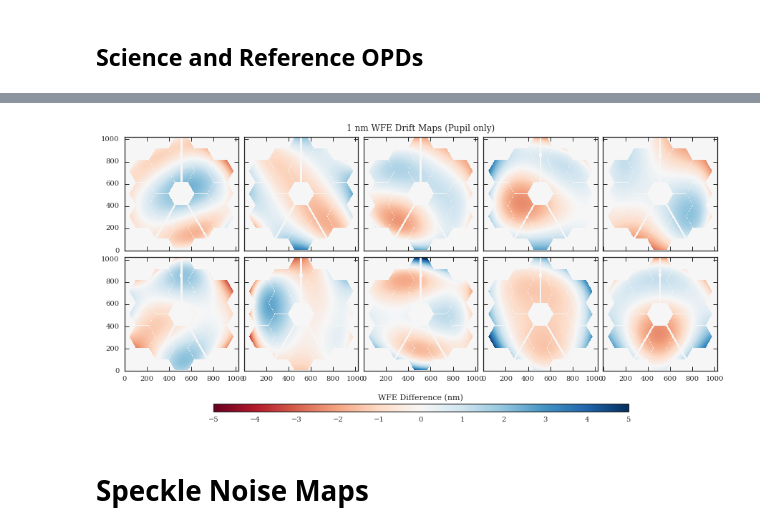
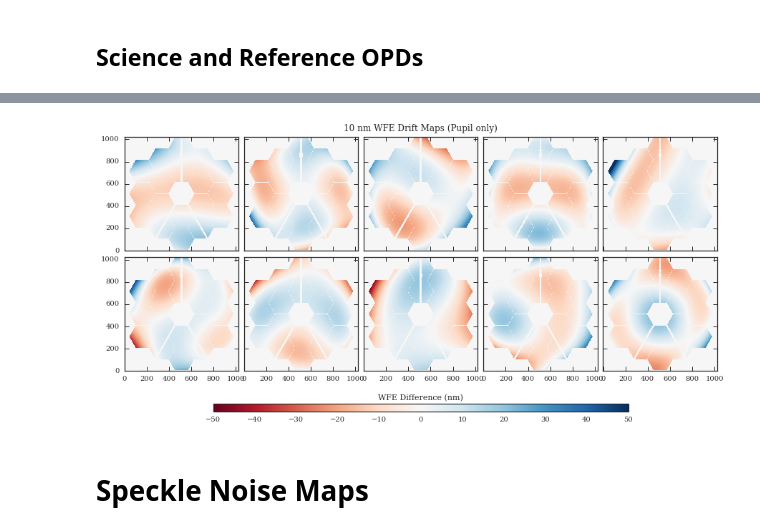
Before and after one commit to JarronL/pynrc, a Jupyter notebook: notebooks/generate_speckle_maps.ipynb, the cells around one changed output, grey strips where cells are left out. Saved outputs shown, nothing was run; the diff lists cells and outputs as text; code cells hidden in the pictures.

```diff
--- a/notebooks/generate_speckle_maps.ipynb
+++ b/notebooks/generate_speckle_maps.ipynb
@@ -136,25 +136,25 @@ Wall time: 34.8 s
 # %%
 fig, axes = plt.subplots(2,5,figsize=(11.5,6))
 
-ind = 0
+ind = 1
 vlim = 5 * drift_list[ind]
 opd_ref_list = opd_ref_list_all[ind]
 for i,ax in enumerate(axes.flat):
     im = ax.imshow((opd_sci_list[i]-opd_ref_list[i])*1000, cmap='RdBu', vmin=-vlim, vmax=vlim)
     ax.set_aspect('equal')
     if i % 5 > 0: ax.set_yticklabels([])
     if i < 5: ax.set_xticklabels([])
 
 #fig.tight_layout()
 fig.subplots_adjust(wspace=0.05, hspace=0.05, top=0.94, bottom=0.18, left=0, right=1)
 
 cbar_ax = fig.add_axes([0.15, 0.05, 0.7, 0.025])
 fig.colorbar(im, cax=cbar_ax, orientation = 'horizontal')
 cbar_ax.set_xlabel('WFE Difference (nm)')
 cbar_ax.xaxis.set_label_position('top');
 
 fig.suptitle('{:.0f} nm WFE Drift Maps (Pupil only)'.format(drift_list[ind]));
 #outdir = '/Users/jwstnircam/Desktop/NRC_Coronagraph/WFE_models/'
 #fig.savefig(outdir+'wfe_diff_10nm_lebreton.pdf')
 # %% [output]
-[figure, old version]
+[figure, new version]
```
Also changed, not shown: parts of 5 cells of this notebook, 7 other files.
